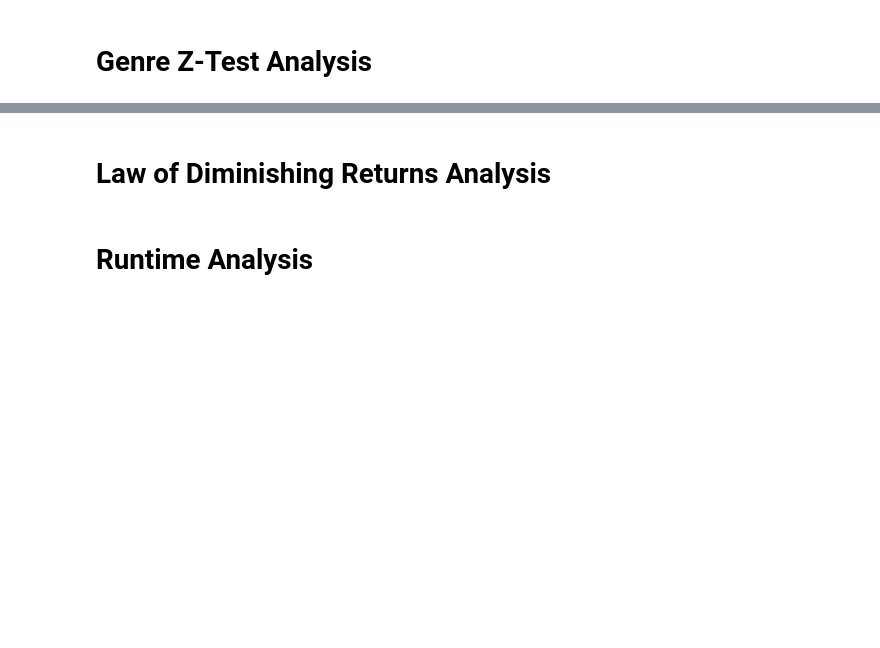
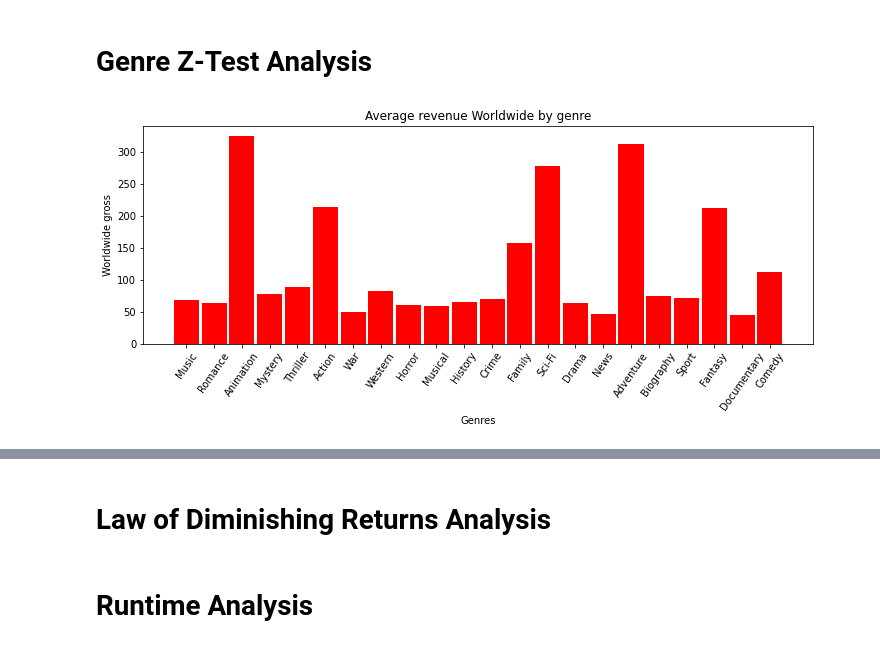
Before and after one commit to hixtape1212/Group6Consulting_CapstoneRepo, a Jupyter notebook: Group6-MovieAnalysis.ipynb, the cells around one changed output, grey strips where cells are left out. Drawn from its saved outputs; the diff is of its cells as text; code cells hidden in the pictures; blank space fills up the shorter version.

```diff
--- a/Group6-MovieAnalysis.ipynb
+++ b/Group6-MovieAnalysis.ipynb
@@ -111,2 +113,33 @@ df.head(10)
 # %% [markdown]
 # Genre Z-Test Analysis
+# %%
+myList = df['genres'].tolist()
+genre_list=[]
+for i in range(len(myList)):
+    genre_list.append(myList[i].split(','))
+#genre_list
+# %%
+from itertools import chain
+genres=list(set(chain(*genre_list)))
+#print(genres)
+#print(len(genres))
+#print(type(genres))
+# %%
+#Worldwide gross Average profits.
+wwg_avg=[]
+for i in range(len(genres)):
+    wwg = df['genres'].astype(str).str.contains(genres[i], regex = True, na = False)
+    wwg_avg.append(df['worldwide_millions'][wwg].mean())
+
+fig = plt.figure(figsize = (12, 4))
+
+# creating the bar plot
+plt.bar(genres, wwg_avg, color = 'red',width = 0.9)
+
+plt.xlabel("Genres")
+plt.xticks(rotation = 55)
+plt.ylabel("Worldwide gross")
+plt.title("Average revenue Worldwide by genre")
+plt.show()
+# %% [output]
+[figure, added]
```
Also changed, not shown: parts of 16 cells of this notebook, 3 other files.
